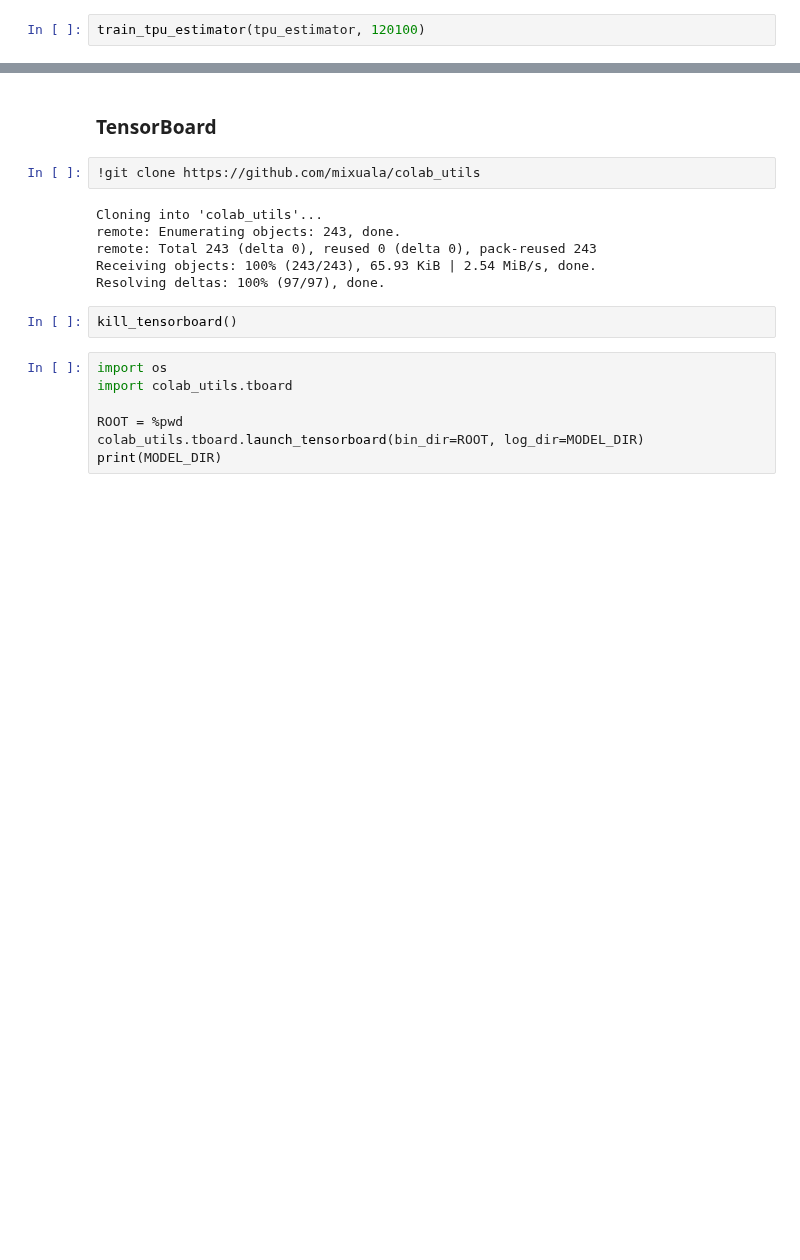
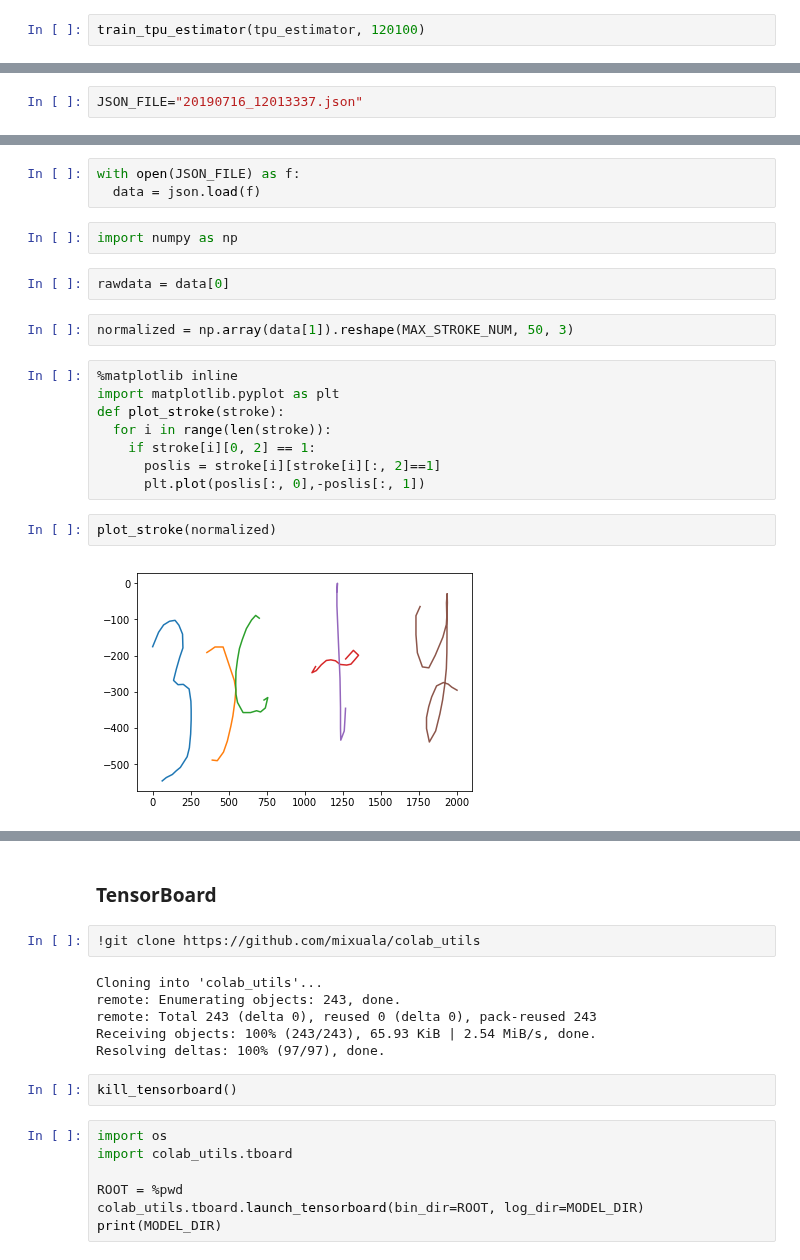
Before and after one commit to karino2/tegashiki, a Jupyter notebook: tegashiki_vec_tputrain.ipynb, the cells around one changed output, grey strips where cells are left out. Saved outputs shown, nothing was run; the diff lists cells and outputs as text; blank space fills up the shorter version.

```diff
--- a/tegashiki_vec_tputrain.ipynb
+++ b/tegashiki_vec_tputrain.ipynb
@@ -681,0 +993,2 @@ Operation completed over 1 objects/230.0 B.
+# %%
+JSON_FILE="20190716_12013337.json"
@@ -681,0 +997,21 @@ Operation completed over 1 objects/230.0 B.
+# %%
+with open(JSON_FILE) as f:
+  data = json.load(f)
+# %%
+import numpy as np
+# %%
+rawdata = data[0]
+# %%
+normalized = np.array(data[1]).reshape(MAX_STROKE_NUM, 50, 3)
+# %%
+%matplotlib inline
+import matplotlib.pyplot as plt
+def plot_stroke(stroke):
+  for i in range(len(stroke)):
+    if stroke[i][0, 2] == 1:
+      poslis = stroke[i][stroke[i][:, 2]==1]
+      plt.plot(poslis[:, 0],-poslis[:, 1])
+# %%
+plot_stroke(normalized)
+# %% [output]
+[figure, added]
```
Also changed, not shown: parts of 98 cells of this notebook.
